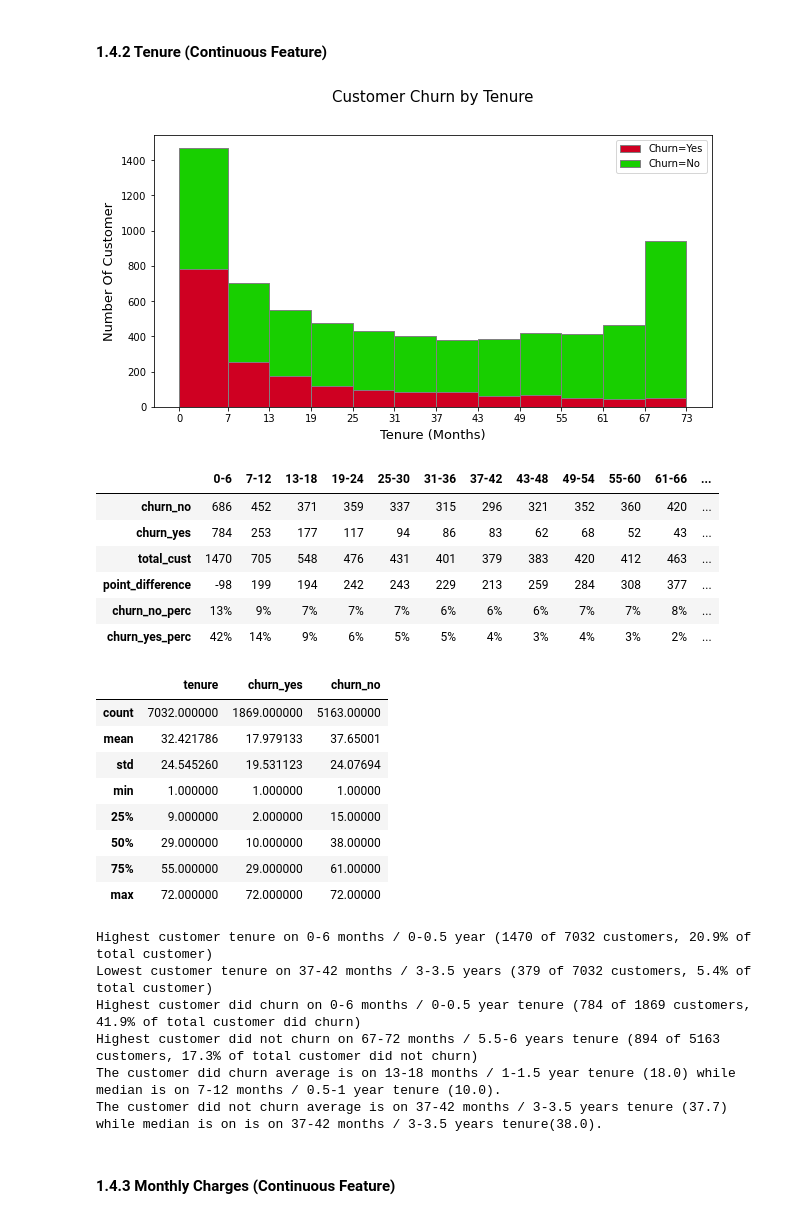
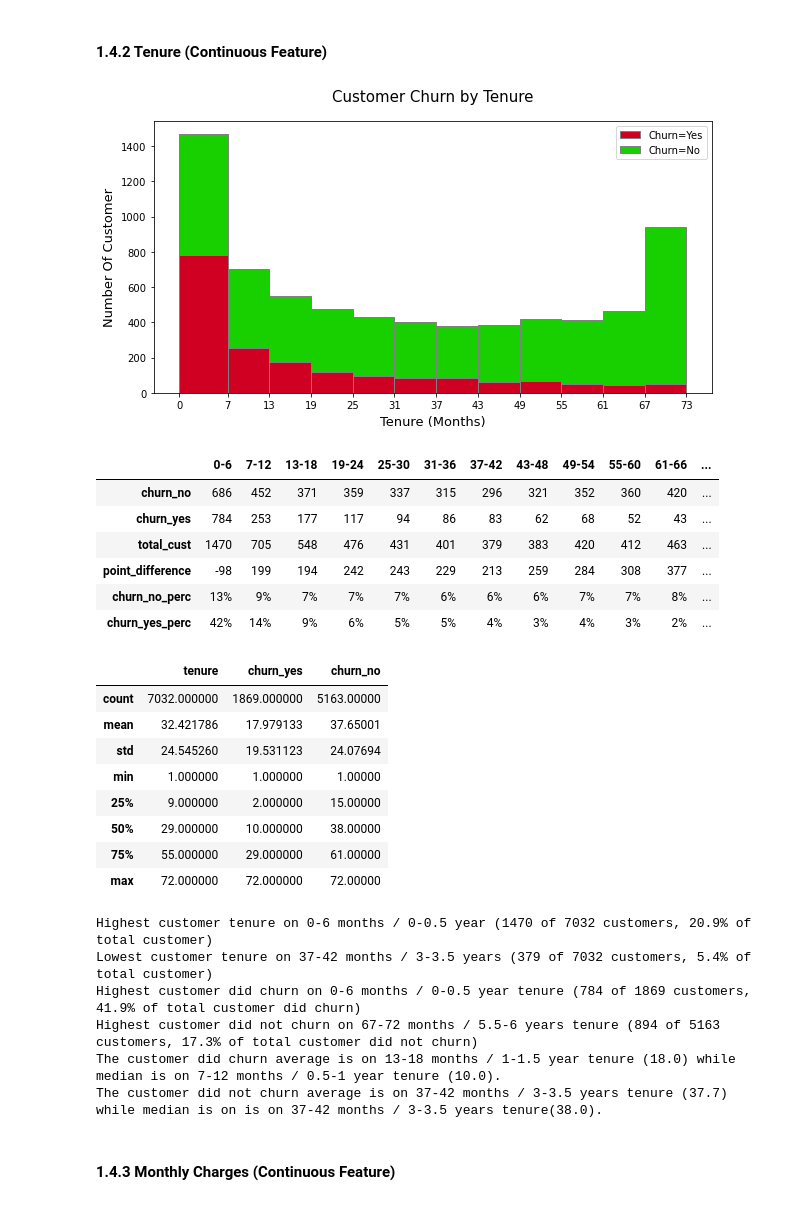
Before and after one commit to muhammadrifki1992/Project, a Jupyter notebook: Project2.ipynb, the cells around one changed output. Cells and saved outputs as stored; diff of their text form; code cells hidden in the pictures.

```diff
--- a/Project2.ipynb
+++ b/Project2.ipynb
@@ -290,7 +290,7 @@ with sns.color_palette(['#cf0022', '#18cf00']):
     ax.set_xticks(bins)
     plt.xlabel('Tenure (Months)', size=13, labelpad=5)
     plt.ylabel('Number Of Customer', size=13, labelpad=5)
-    plt.title('Customer Churn by Tenure', size=15, y=1.10)
+    plt.title('Customer Churn by Tenure', size=15, y=1.05)
     plt.legend(['Churn=Yes','Churn=No'])
 
 plt.show()
@@ -313,34 +313,34 @@ tc_table['total_cust'] = (tc_table['churn_yes'] + tc_table['churn_no'])
 tc_table['point_difference'] = tc_table['churn_no'] - tc_table['churn_yes']
 tc_table['churn_no_perc'] = (tc_table['churn_no']  / tc_table['churn_no'].sum())
 tc_table['churn_no_perc'] = tc_table['churn_no_perc'].map("{:.0%}".format)
 tc_table['churn_yes_perc'] = (tc_table['churn_yes']  / tc_table['churn_yes'].sum())
 tc_table['churn_yes_perc'] = tc_table['churn_yes_perc'].map("{:.0%}".format)
 
 table_index = ['churn_no', 'churn_yes', 'total_cust', 'point_difference', 'churn_no_perc', 'churn_yes_perc']
 
 tc_table = tc_table.transpose().reindex(table_index)
 
 display(tc_table)
 
 
 #Descriptive Statistics
 display(tc.describe())
 
 
 #Summary
 print('\nHighest customer tenure on 0-6 months / 0-0.5 year ({} of {} customers, {:.1%} of total customer)'.format(tc_table.loc['total_cust', '0-6'], tc_table.loc['total_cust'].sum(), tc_table.loc['total_cust', '0-6'] / tc_table.loc['total_cust'].sum()))
 
 print('Lowest customer tenure on 37-42 months / 3-3.5 years ({} of {} customers, {:.1%} of total customer)'.format(tc_table.loc['total_cust', '37-42'], tc_table.loc['total_cust'].sum(), tc_table.loc['total_cust', '37-42'] / tc_table.loc['total_cust'].sum()))
 
 print('Highest customer did churn on 0-6 months / 0-0.5 year tenure ({} of {} customers, {:.1%} of total customer did churn)'.format(tc_table.loc['churn_yes', '0-6'], tc_table.loc['churn_yes'].sum(), tc_table.loc['churn_yes', '0-6'] / tc_table.loc['churn_yes'].sum()))
 
 print('Highest customer did not churn on 67-72 months / 5.5-6 years tenure ({} of {} customers, {:.1%} of total customer did not churn)'.format(tc_table.loc['churn_no', '67-72'], tc_table.loc['churn_no'].sum(), tc_table.loc['churn_no', '67-72'] / tc_table.loc['churn_no'].sum()))
 
 print('The customer did churn average is on 13-18 months / 1-1.5 year tenure ({:.1f}) while median is on 7-12 months / 0.5-1 year tenure ({:.1f}).'.format(tc_y.mean(), tc_y.median()))
 
 print('The customer did not churn average is on 37-42 months / 3-3.5 years tenure ({:.1f}) while median is on is on 37-42 months / 3-3.5 years tenure({:.1f}).'.format(tc_n.mean(), tc_n.median()))
 # %% [output]
-[figure, old version]
+[figure, new version]
 |  | 0-6 | 7-12 | 13-18 | 19-24 | 25-30 | 31-36 | 37-42 | 43-48 | 49-54 | 55-60 | 61-66 | ... |
 | churn_no | 686 | 452 | 371 | 359 | 337 | 315 | 296 | 321 | 352 | 360 | 420 | ... |
 | churn_yes | 784 | 253 | 177 | 117 | 94 | 86 | 83 | 62 | 68 | 52 | 43 | ... |
```
Also changed, not shown: parts of 12 cells of this notebook.
